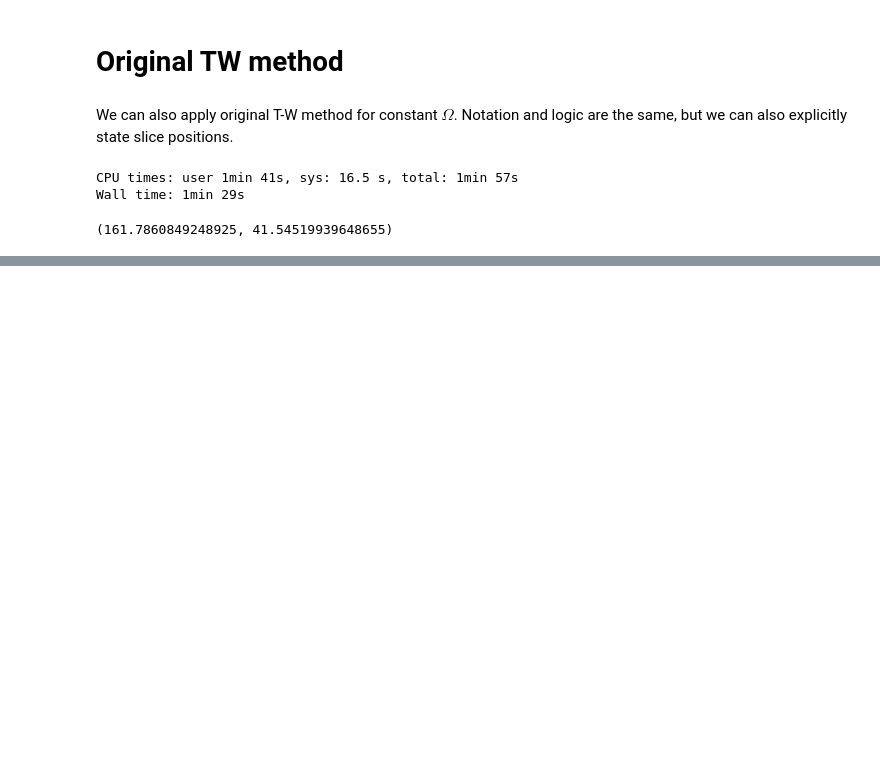
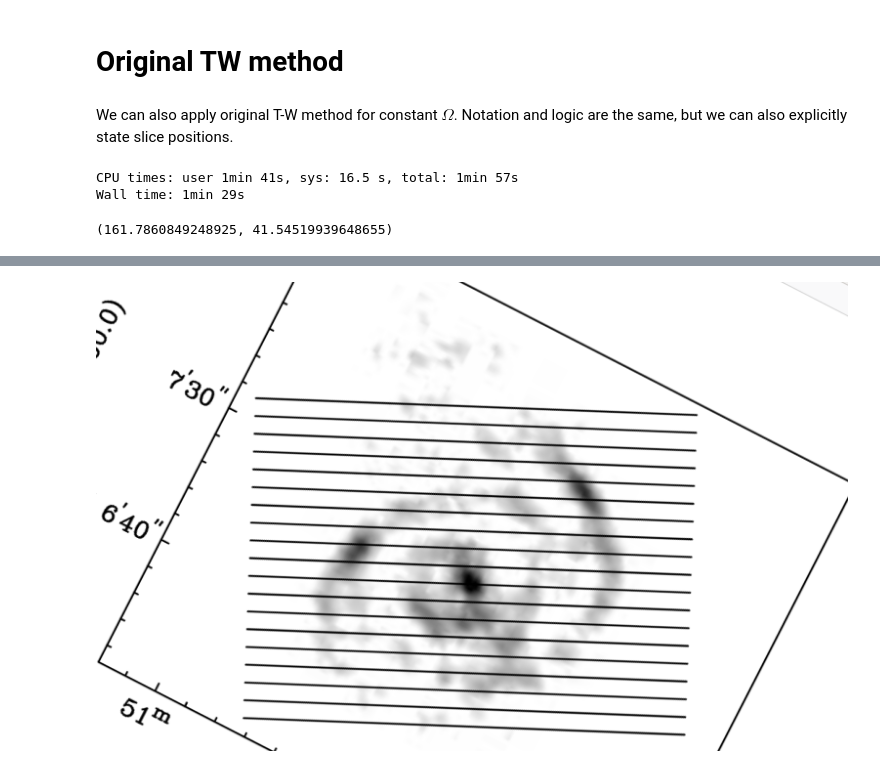
Before and after one commit to strawberryfieldss/galaxy, a Jupyter notebook: new/pyTWR-master/NGC4736.ipynb, the cells around one changed output, grey strips where cells are left out. Saved outputs shown, nothing was run; the diff lists cells and outputs as text; code cells hidden in the pictures; blank space fills up the shorter version.

```diff
--- a/new/pyTWR-master/NGC4736.ipynb
+++ b/new/pyTWR-master/NGC4736.ipynb
@@ -860,0 +393,4 @@ slope Ω: 59.785+/-6.489 (SE)
+# %%
+Image('4736a.png')
+# %% [output]
+[figure, added]
```
Also changed, not shown: parts of 26 cells of this notebook.
